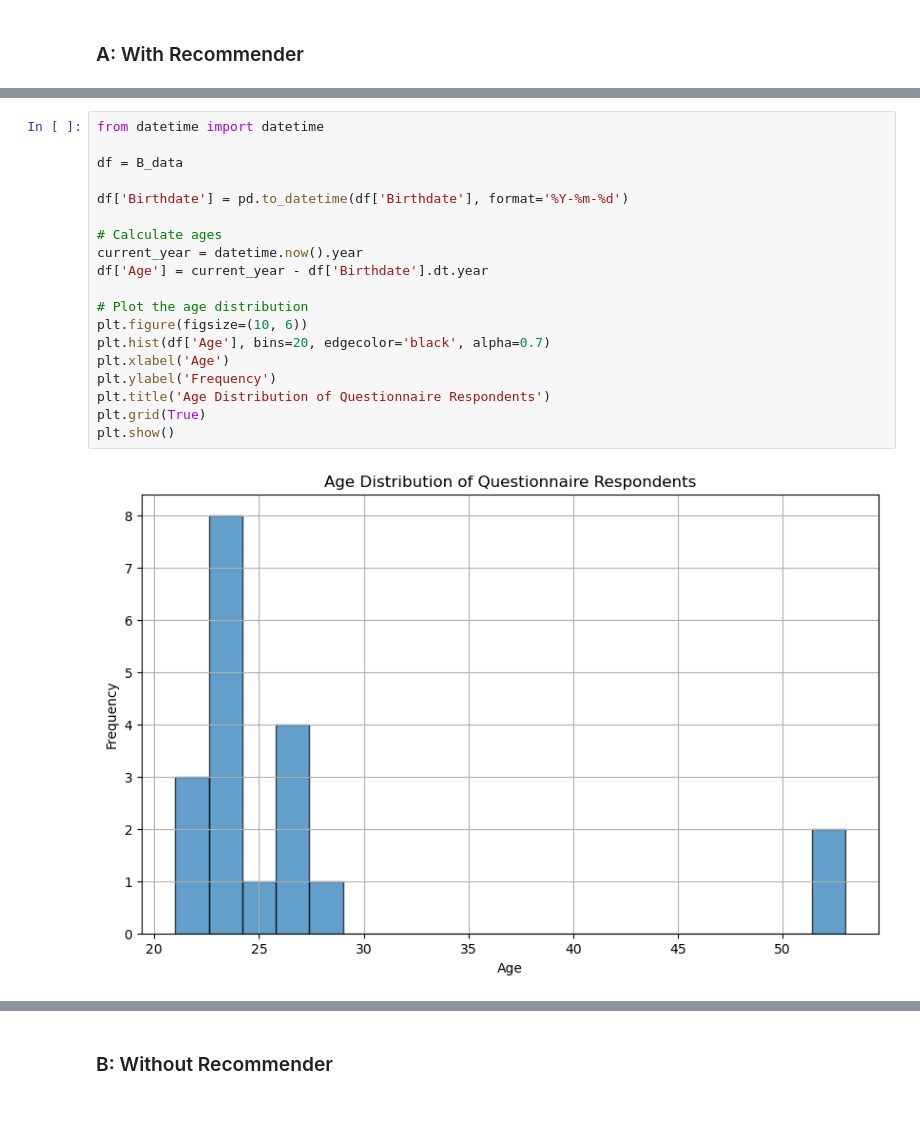
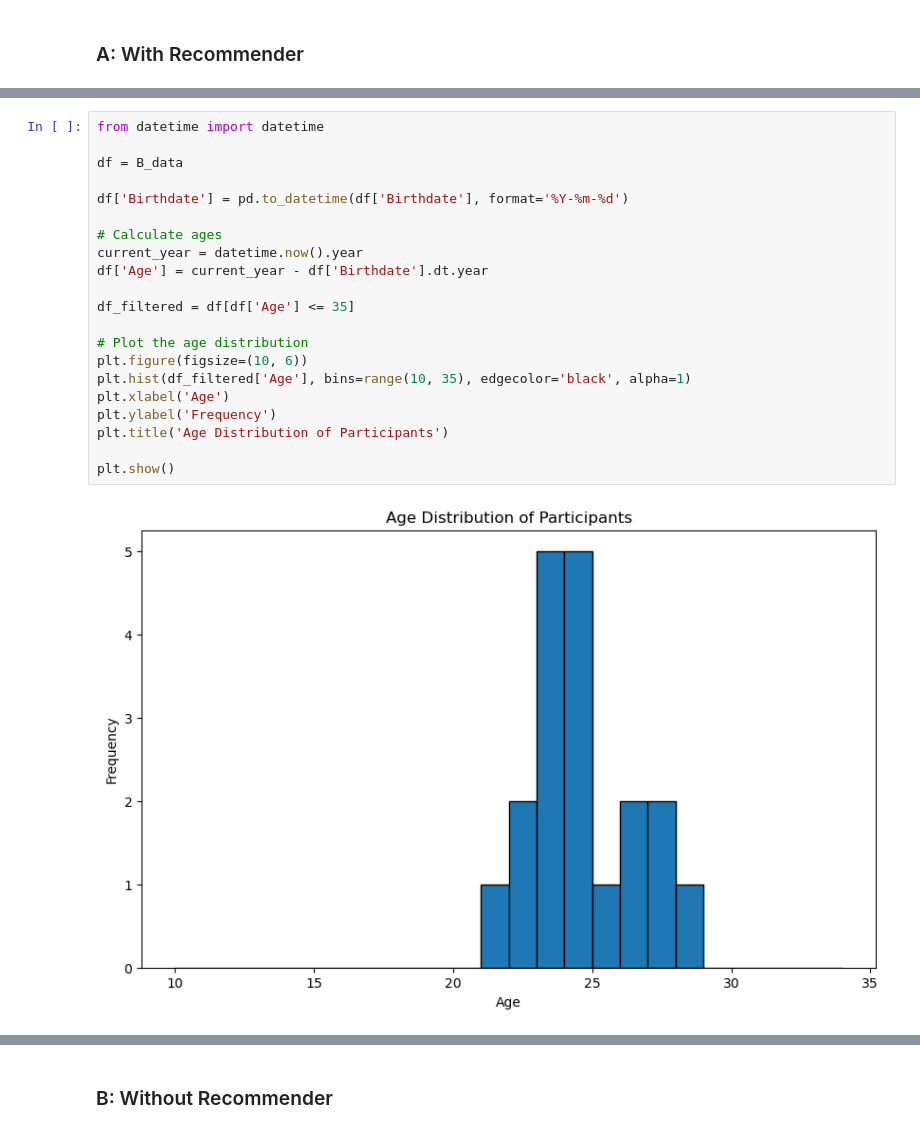
Before and after one commit to ebnerlena/can-I-joke-on-you, a Jupyter notebook: evaluation/ux_evaluation.ipynb, the cells around one changed output, grey strips where cells are left out. Drawn from its saved outputs; the diff is of its cells as text.

```diff
--- a/evaluation/ux_evaluation.ipynb
+++ b/evaluation/ux_evaluation.ipynb
@@ -333,24 +338,26 @@ A_data["Gender"].value_counts().plot(kind='bar')
 # %%
 from datetime import datetime
 
 df = B_data
 
 df['Birthdate'] = pd.to_datetime(df['Birthdate'], format='%Y-%m-%d')
 
 # Calculate ages
 current_year = datetime.now().year
 df['Age'] = current_year - df['Birthdate'].dt.year
 
+df_filtered = df[df['Age'] <= 35]
+
 # Plot the age distribution
 plt.figure(figsize=(10, 6))
-plt.hist(df['Age'], bins=20, edgecolor='black', alpha=0.7)
+plt.hist(df_filtered['Age'], bins=range(10, 35), edgecolor='black', alpha=1)
 plt.xlabel('Age')
 plt.ylabel('Frequency')
-plt.title('Age Distribution of Questionnaire Respondents')
-plt.grid(True)
+plt.title('Age Distribution of Participants')
+
 plt.show()
 # %% [output]
-[figure, old version]
+[figure, new version]
 # %%
 import matplotlib.pyplot as plt
 import pandas as pd
```
Also changed, not shown: parts of 14 cells of this notebook, 2 other files.
